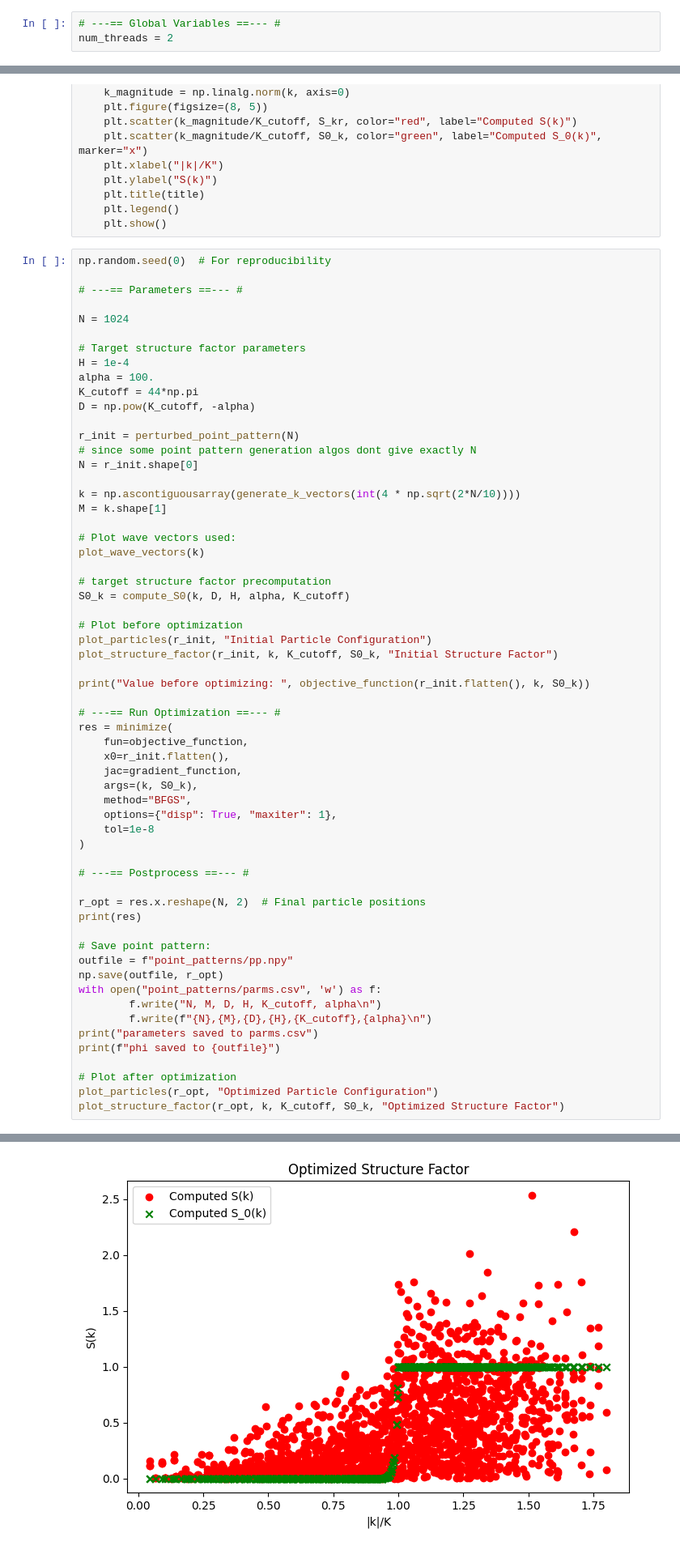
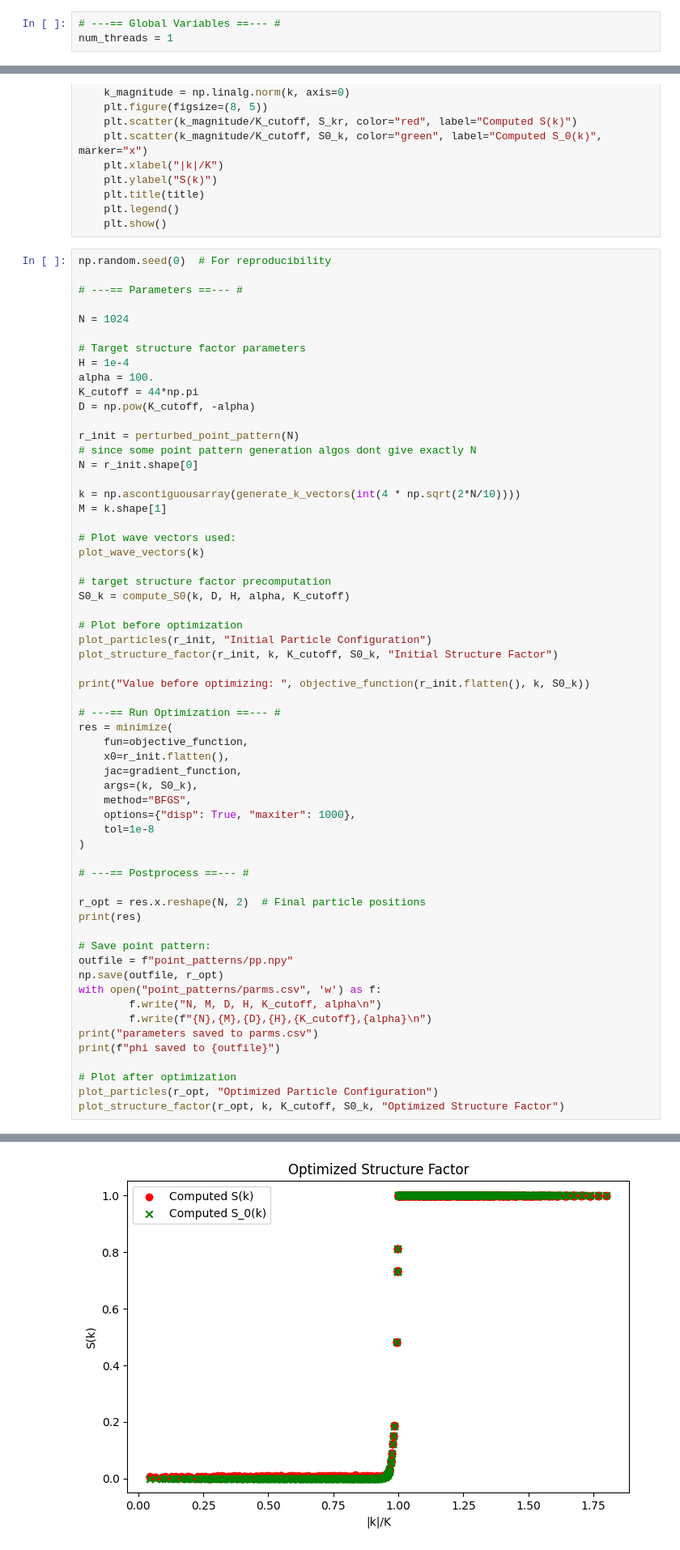
Before and after one commit to BekzatZhar/modeling_seminarSoSe25, a Jupyter notebook: hu_nnufft_type3.ipynb, the cells around one changed output, grey strips where cells are left out. Shown: that part at 81% size. Cells and saved outputs as stored; diff of their text form.

```diff
--- a/hu_nnufft_type3.ipynb
+++ b/hu_nnufft_type3.ipynb
@@ -5,7 +5,7 @@ from scipy.optimize import minimize
 import finufft
 # %%
 # ---== Global Variables ==--- #
-num_threads = 2
+num_threads = 1
 # %%
 # ---== wave vector generation ==--- #
 
@@ -180,7 +180,7 @@ res = minimize(
     jac=gradient_function,
     args=(k, S0_k),
     method="BFGS",
-    options={"disp": True, "maxiter": 1},
+    options={"disp": True, "maxiter": 1000},
     tol=1e-8
 )
 
@@ -227,5 +227,5 @@ phi saved to point_patterns/pp.npy
 (1652,)
-[figure, old version]
+[figure, new version]
 # %%
 import time
 
```
Also changed, not shown: parts of 3 cells of this notebook, 15 other files.
